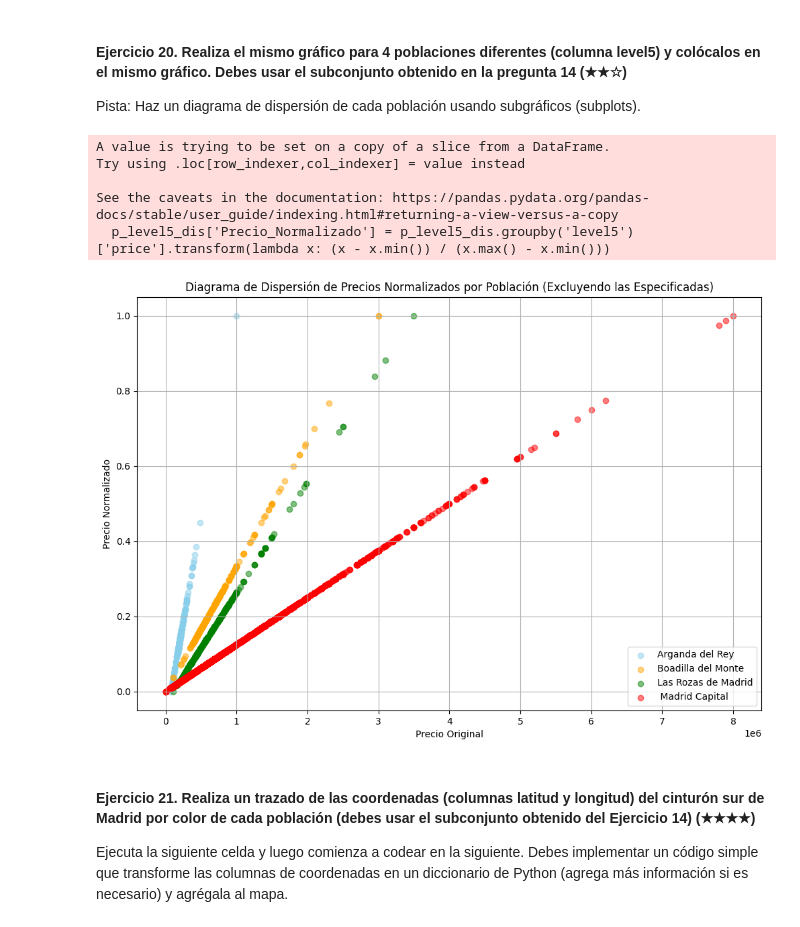
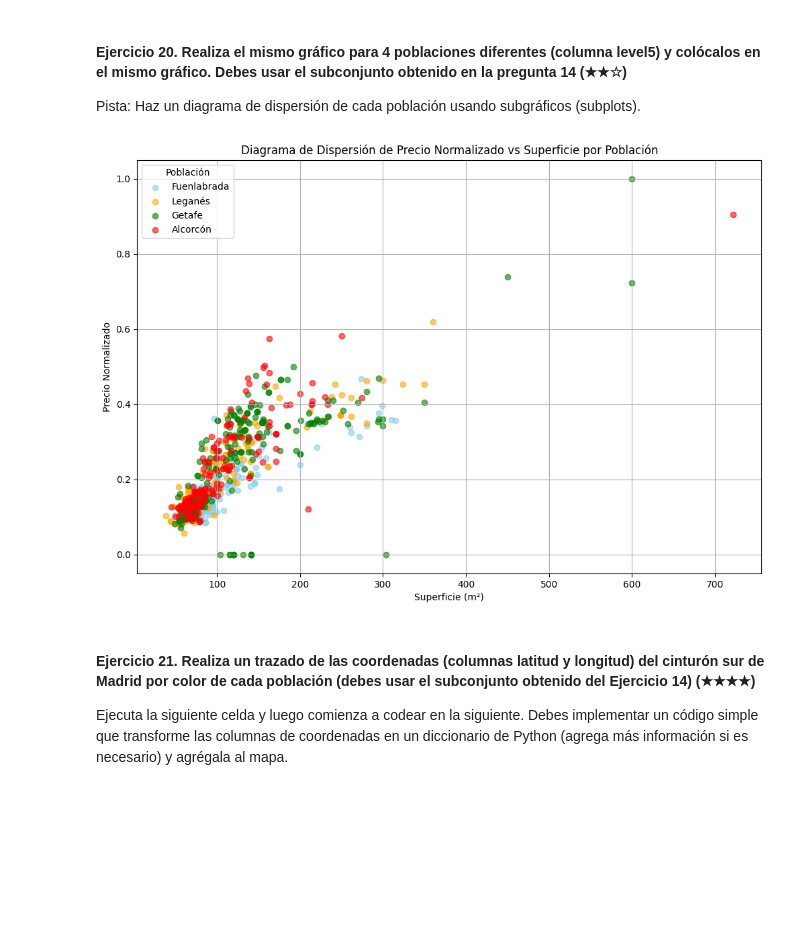
Before and after one commit to Eleiny9/realestate-datacleanup-exercise, a Jupyter notebook: project.es.ipynb, the cells around one changed output. Drawn from its saved outputs; the diff is of its cells as text; code cells hidden in the pictures; blank space fills up the shorter version.

```diff
--- a/project.es.ipynb
+++ b/project.es.ipynb
@@ -438,0 +449,18 @@ See the caveats in the documentation: https://pandas.pydata.org/pandas-docs/stab
+# %%
+# Graficar histogramas de precios normalizados para cada población
+plt.figure(figsize=(10, 6))
+colors = ['skyblue', 'orange', 'green', 'red']
+
+for i, pop in enumerate(poblacion):
+    subset = p_level5[p_level5["level5"] == pop]["price_normalized"]
+    plt.hist(subset, bins=10, alpha=0.5, label=pop, color=colors[i])
+
+plt.title('Histogramas Normalizados de Precios por Población')
+plt.xlabel('Precio Normalizado')
+plt.ylabel('Frecuencia')
+plt.legend()
+plt.grid(axis='y')
+plt.show()
+
+#Se observa
+# La normalización ajusta los valores de precios a un rango común, facilitando una comparación directa de la estructura de precios sin importar las diferencias de escala entre poblaciones. Al observar los histogramas juntos, se pueden identificar patrones distintivos en cada población, como si una población tiene una mayor densidad de viviendas en un rango de precios medio (indicando estabilidad), mientras que otra muestra más variabilidad, sugiriendo una mezcla de zonas económicas dentro de la misma población.
@@ -478,44 +508,35 @@ Pista: Haz un diagrama de dispersión de cada población usando subgráficos (su
 # %%
 # TODO
 
-poblacion =["Fuenlabrada", "Leganés", "Getafe","Alcorcón"]
+# Crear un DataFrame filtrado con solo las poblaciones especificadas y con precios normalizados
+poblacion = ["Fuenlabrada", "Leganés", "Getafe", "Alcorcón"]
+p_level5_normalized = p_level5[p_level5["level5"].isin(poblacion)]
 
-distinta = datos[~datos["level5"].isin(poblacion)]['level5'].unique()[:4]
+# Colores para cada población
+colors = ['skyblue', 'orange', 'green', 'red']
 
-p_level5_dis = datos[datos["level5"].isin(distinta)]
-
-# Normalizar la columna de precios para cada población usando min-max scaling
-p_level5_dis['Precio_Normalizado'] = p_level5_dis.groupby('level5')['price'].transform(lambda x: (x - x.min()) / (x.max() - x.min()))
-
-
-# Preparar el gráfico de histogramas
+# Preparar el gráfico de dispersión
 plt.figure(figsize=(12, 8))
 
-# Colores para cada población (puedes añadir más si es necesario)
-colors = ['skyblue', 'orange', 'green', 'red', 'purple', 'brown', 'pink', 'gray']
+# Trazar el diagrama de dispersión para cada población en el mismo gráfico
+for i, pop in enumerate(poblacion):
+    subset = p_level5_normalized[p_level5_normalized["level5"] == pop]
+    plt.scatter(subset["surface"], subset["price_normalized"], color=colors[i], alpha=0.6, label=pop)
 
-
-# Trazar diagramas de dispersión para cada población
-for i, p in enumerate(distinta):
-    precios_normalizados = p_level5_dis[p_level5_dis['level5'] == p]['Precio_Normalizado']
-    plt.scatter(p_level5_dis[p_level5_dis['level5'] == p]['price'], precios_normalizados, alpha=0.5, label=p, color=colors[i % len(colors)])
-
-# Configurar el gráfico de dispersión
-plt.title('Diagrama de Dispersión de Precios Normalizados por Población (Excluyendo las Especificadas)')
-plt.xlabel('Precio Original')
+# Configurar el gráfico
+plt.title('Diagrama de Dispersión de Precio Normalizado vs Superficie por Población')
+plt.xlabel('Superficie (m²)')
 plt.ylabel('Precio Normalizado')
-plt.legend()
+plt.legend(title='Población')
 plt.grid(True)
 
-# Mostrar el gráfico de dispersión
+# Mostrar el gráfico
 plt.show()
+
+# Se observa
+#Nos permite identificar si cada área tiene un comportamiento de mercado único, como ciertas zonas donde el precio no está directamente correlacionado con el tamaño de la propiedad (posiblemente debido a factores de ubicación o exclusividad)
 # %% [output]
-A value is trying to be set on a copy of a slice from a DataFrame.
-Try using .loc[row_indexer,col_indexer] = value instead
-
-See the caveats in the documentation: https://pandas.pydata.org/pandas-docs/stable/user_guide/indexing.html#returning-a-view-versus-a-copy
-  p_level5_dis['Precio_Normalizado'] = p_level5_dis.groupby('level5')['price'].transform(lambda x: (x - x.min()) / (x.max() - x.min()))
-[figure, old version]
+[figure, new version]
 # %% [markdown]
 #### Ejercicio 21. Realiza un trazado de las coordenadas (columnas latitud y longitud) del cinturón sur de Madrid por color de cada población (debes usar el subconjunto obtenido del Ejercicio 14) (★★★★)
 
```
Also changed, not shown: parts of 10 cells of this notebook, 1 other file.
